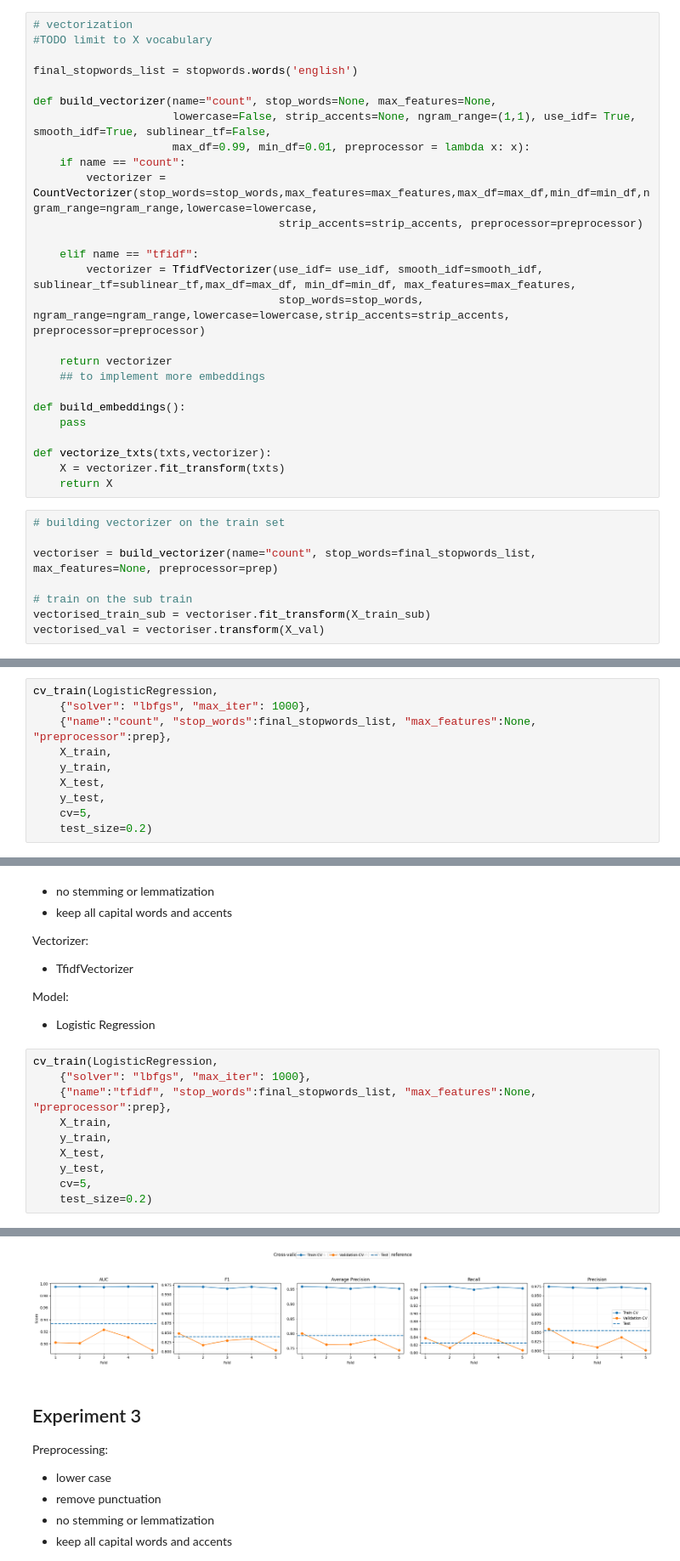
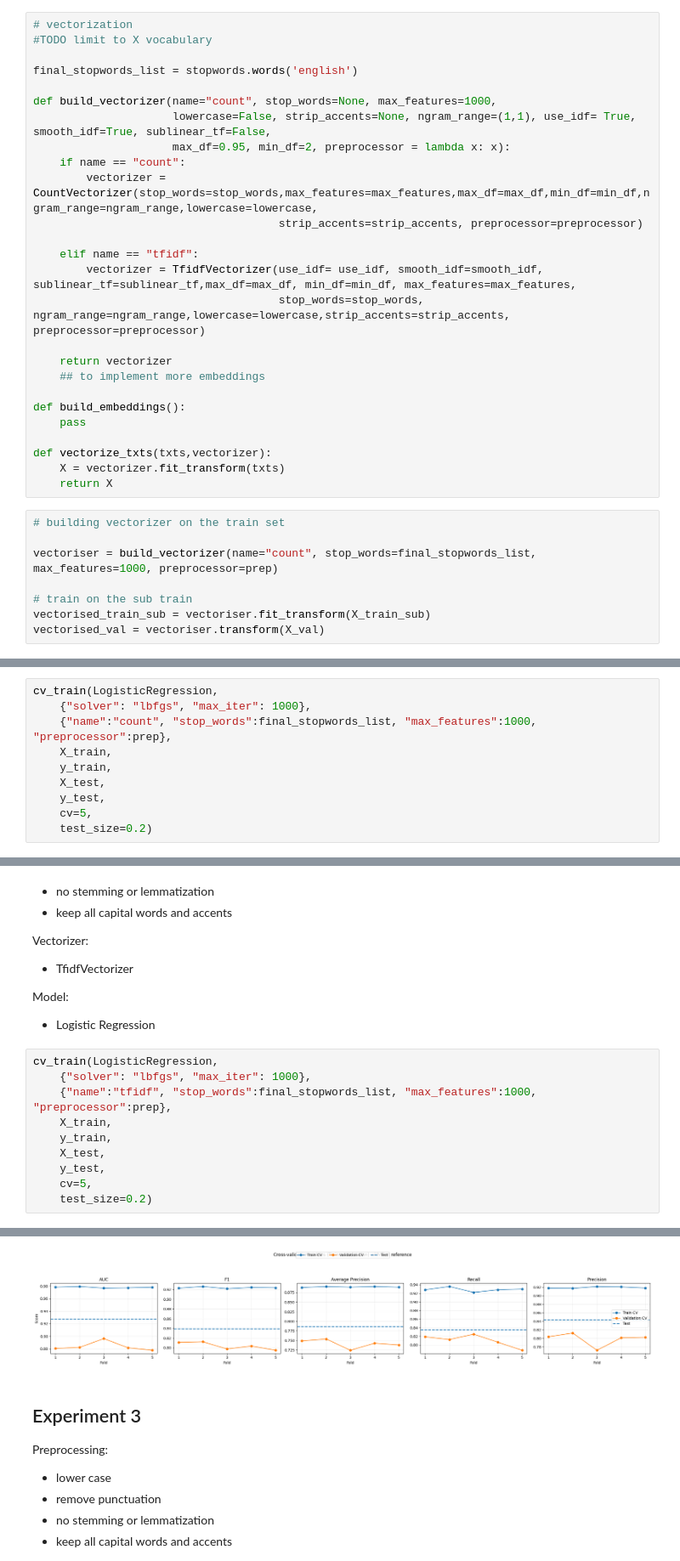
Before and after one commit to alan-man/tal-projet, a Jupyter notebook: movies.ipynb, the cells around one changed output, grey strips where cells are left out. Shown at 85% size. Cells and saved outputs as stored; diff of their text form.

```diff
--- a/movies.ipynb
+++ b/movies.ipynb
@@ -119,9 +124,9 @@ prep = Preprocessing(low_case = True,
 
 final_stopwords_list = stopwords.words('english')
 
-def build_vectorizer(name="count", stop_words=None, max_features=None,
+def build_vectorizer(name="count", stop_words=None, max_features=1000,
                      lowercase=False, strip_accents=None, ngram_range=(1,1), use_idf= True, smooth_idf=True, sublinear_tf=False,
-                     max_df=0.99, min_df=0.01, preprocessor = lambda x: x):
+                     max_df=0.95, min_df=2, preprocessor = lambda x: x):
     if name == "count":
         vectorizer = CountVectorizer(stop_words=stop_words,max_features=max_features,max_df=max_df,min_df=min_df,ngram_range=ngram_range,lowercase=lowercase,
                                      strip_accents=strip_accents, preprocessor=preprocessor)
@@ -142,7 +147,7 @@ def vectorize_txts(txts,vectorizer):
 # %%
 # building vectorizer on the train set
 
-vectoriser = build_vectorizer(name="count", stop_words=final_stopwords_list, max_features=None, preprocessor=prep)
+vectoriser = build_vectorizer(name="count", stop_words=final_stopwords_list, max_features=1000, preprocessor=prep)
 
 # train on the sub train
 vectorised_train_sub = vectoriser.fit_transform(X_train_sub)
@@ -380,7 +385,7 @@ def cv_train(model, kwargs, vect_kwargs, X_train, y_train, X_test, y_test, cv=5,
 # %%
 cv_train(LogisticRegression,
     {"solver": "lbfgs", "max_iter": 1000},
-    {"name":"count", "stop_words":final_stopwords_list, "max_features":None, "preprocessor":prep},
+    {"name":"count", "stop_words":final_stopwords_list, "max_features":1000, "preprocessor":prep},
     X_train,
     y_train,
     X_test,
@@ -494,7 +499,7 @@ Model:
 # %%
 cv_train(LogisticRegression,
     {"solver": "lbfgs", "max_iter": 1000},
-    {"name":"tfidf", "stop_words":final_stopwords_list, "max_features":None, "preprocessor":prep},
+    {"name":"tfidf", "stop_words":final_stopwords_list, "max_features":1000, "preprocessor":prep},
     X_train,
     y_train,
     X_test,
@@ -523,4 +528,4 @@ Precision: 0.8549222797927462
-[figure, old version]
+[figure, new version]
 # %% [markdown]
 ## Experiment 3
 
```
Also changed, not shown: parts of 7 cells of this notebook, 3 other files.
